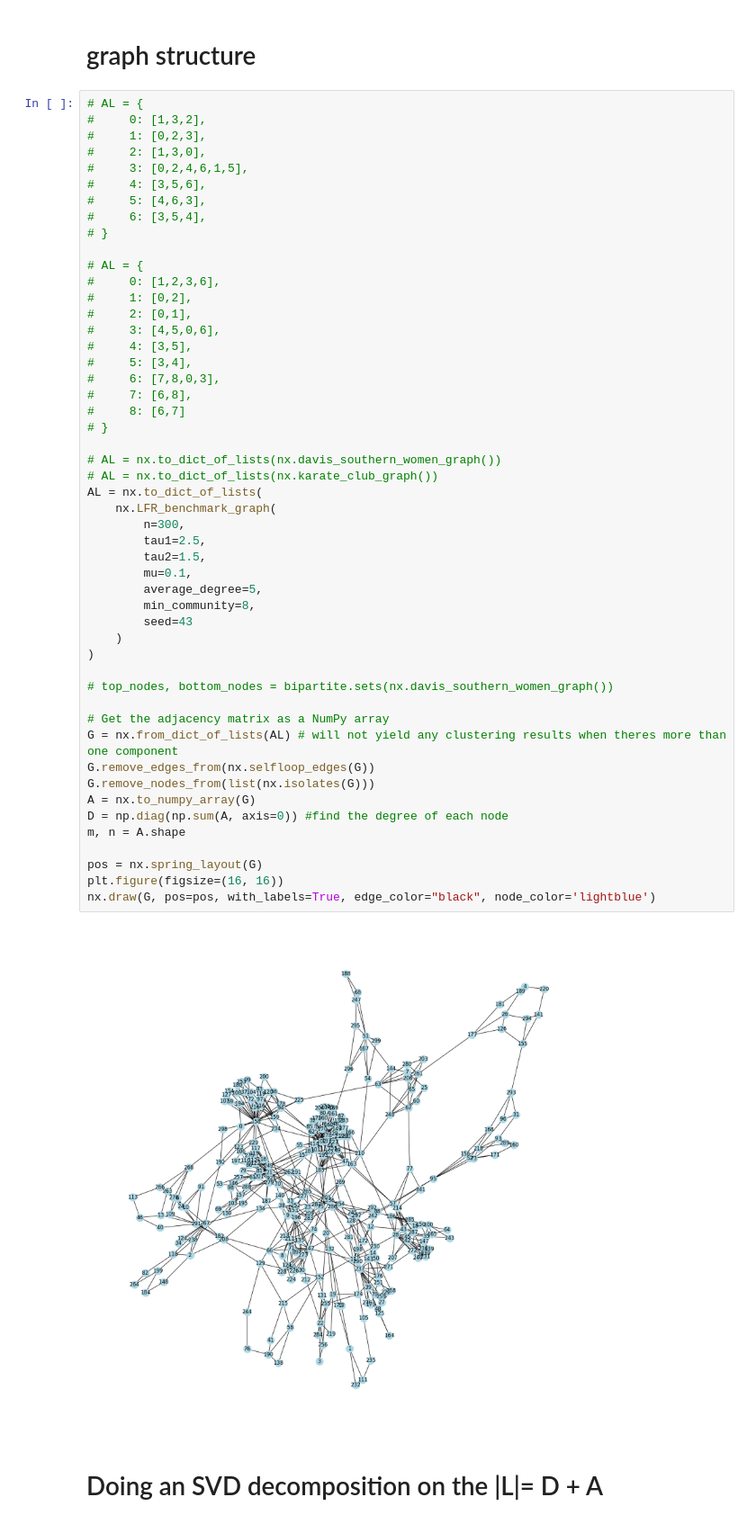
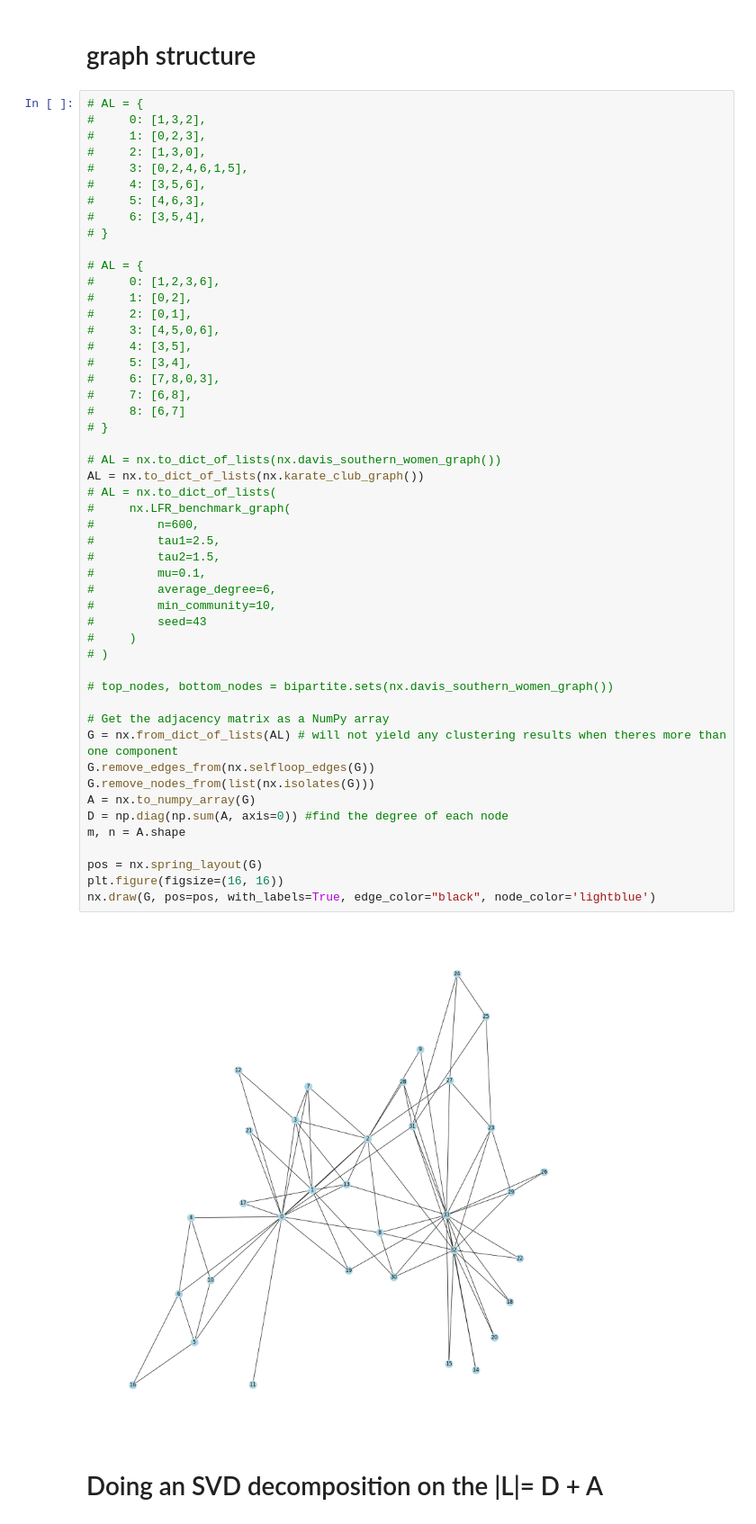
Before and after one commit to xiao278/svd_applications, a Jupyter notebook: community_detection_implementation.ipynb, the cells around one changed output. Shown: that part at 90% size. Saved outputs shown, nothing was run; the diff lists cells and outputs as text.

```diff
--- a/community_detection_implementation.ipynb
+++ b/community_detection_implementation.ipynb
@@ -28,46 +28,46 @@ from IPython.display import display
 # }
 
 # AL = {
 #     0: [1,2,3,6],
 #     1: [0,2],
 #     2: [0,1],
 #     3: [4,5,0,6],
 #     4: [3,5],
 #     5: [3,4],
 #     6: [7,8,0,3],
 #     7: [6,8],
 #     8: [6,7]
 # }
 
 # AL = nx.to_dict_of_lists(nx.davis_southern_women_graph())
-# AL = nx.to_dict_of_lists(nx.karate_club_graph())
-AL = nx.to_dict_of_lists(
-    nx.LFR_benchmark_graph(
-        n=300,
-        tau1=2.5,
-        tau2=1.5,
-        mu=0.1,
-        average_degree=5,
-        min_community=8,
-        seed=43
-    )
-)
+AL = nx.to_dict_of_lists(nx.karate_club_graph())
+# AL = nx.to_dict_of_lists(
+#     nx.LFR_benchmark_graph(
+#         n=600,
+#         tau1=2.5,
+#         tau2=1.5,
+#         mu=0.1,
+#         average_degree=6,
+#         min_community=10,
+#         seed=43
+#     )
+# )
 
 # top_nodes, bottom_nodes = bipartite.sets(nx.davis_southern_women_graph())
 
 # Get the adjacency matrix as a NumPy array
 G = nx.from_dict_of_lists(AL) # will not yield any clustering results when theres more than one component
 G.remove_edges_from(nx.selfloop_edges(G))
 G.remove_nodes_from(list(nx.isolates(G)))
 A = nx.to_numpy_array(G)
 D = np.diag(np.sum(A, axis=0)) #find the degree of each node
 m, n = A.shape
 
 pos = nx.spring_layout(G)
 plt.figure(figsize=(16, 16))
 nx.draw(G, pos=pos, with_labels=True, edge_color="black", node_color='lightblue')
 # %% [output]
-[figure, old version]
+[figure, new version]
 # %% [markdown]
 # Doing an SVD decomposition on the |L|= D + A
 # %%
```
Also changed, not shown: parts of 6 cells of this notebook, 2 other files.
